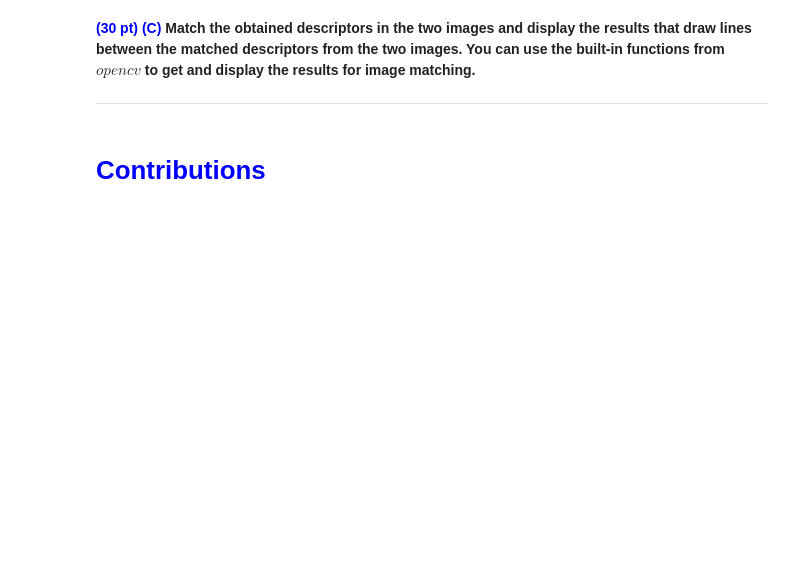
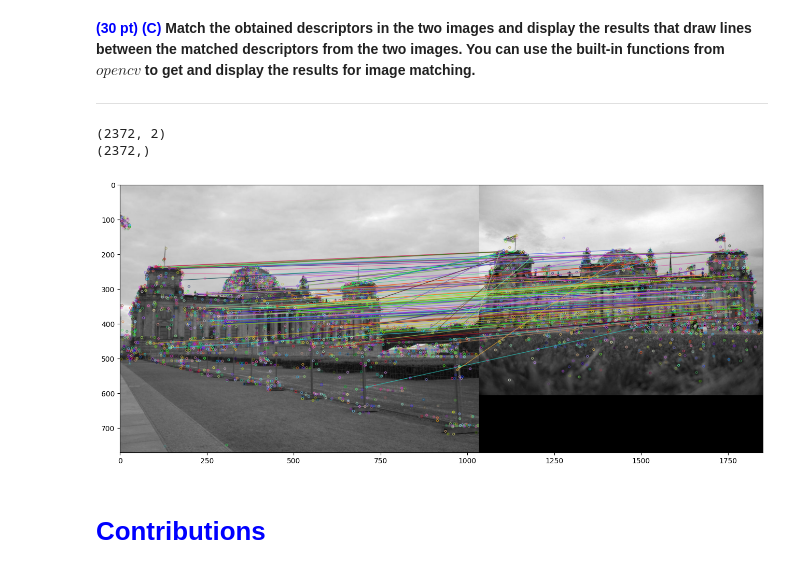
Before and after one commit to mvasselt2006/PR, a Jupyter notebook: Lab1/Elsjan_Asselt_6.ipynb, the cells around one changed output. Saved outputs shown, nothing was run; the diff lists cells and outputs as text; code cells hidden in the pictures; blank space fills up the shorter version.

```diff
--- a/Lab1/Elsjan_Asselt_6.ipynb
+++ b/Lab1/Elsjan_Asselt_6.ipynb
@@ -277,5 +333,29 @@ You are given two images named $a.jpg$ and $b.jpg$ that contain the same scene t
 <span style="color:blue"> **(30 pt) (C)** </span> **Match the obtained descriptors in the two images and display the results that draw lines between the matched descriptors from the two images. You can use the built-in functions from $opencv$ to get and display the results for image matching.**
 
 <hr>
+# %%
+
+bf = cv.BFMatcher()
+matches = bf.knnMatch(desA, desB, k=2)
+
+good = []
+
+print(np.shape(matches))
+print(np.shape(kpA))
+
+for m,n in matches:
+    if m.distance < 0.75*n.distance:
+        good.append([m])
+
+img_matched =  cv.drawMatchesKnn(imgA,kpA, imgB, kpB, good, None, flags=cv.DrawMatchesFlags_NOT_DRAW_SINGLE_POINTS)
+
+
+plt.figure(figsize=(16,9))
+plt.imshow(img_matched)
+plt.show()
+# %% [output]
+(2372, 2)
+(2372,)
+[figure, added]
 # %% [markdown]
 # <span style="color:blue">Contributions<a class="anchor" id="chapter3"></a></span>
```
Also changed, not shown: parts of 9 cells of this notebook.
